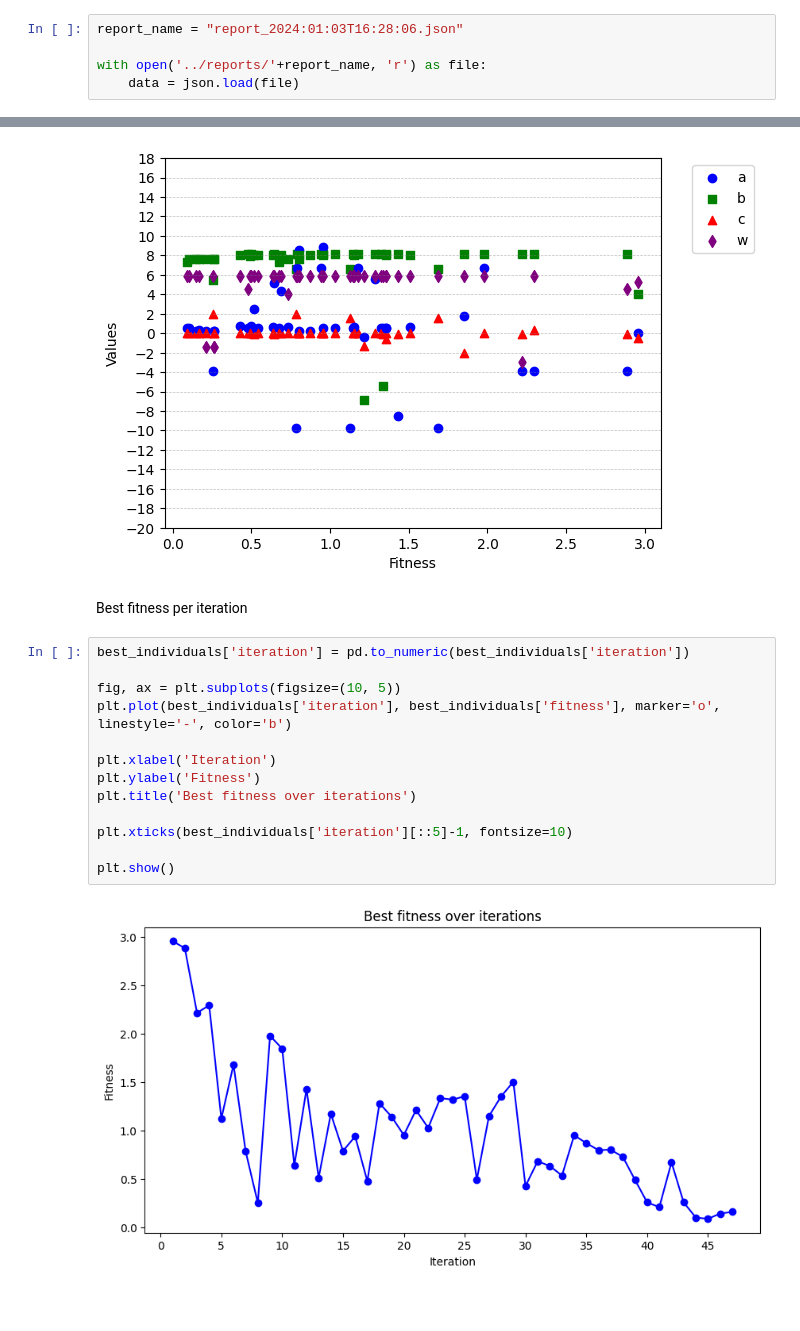
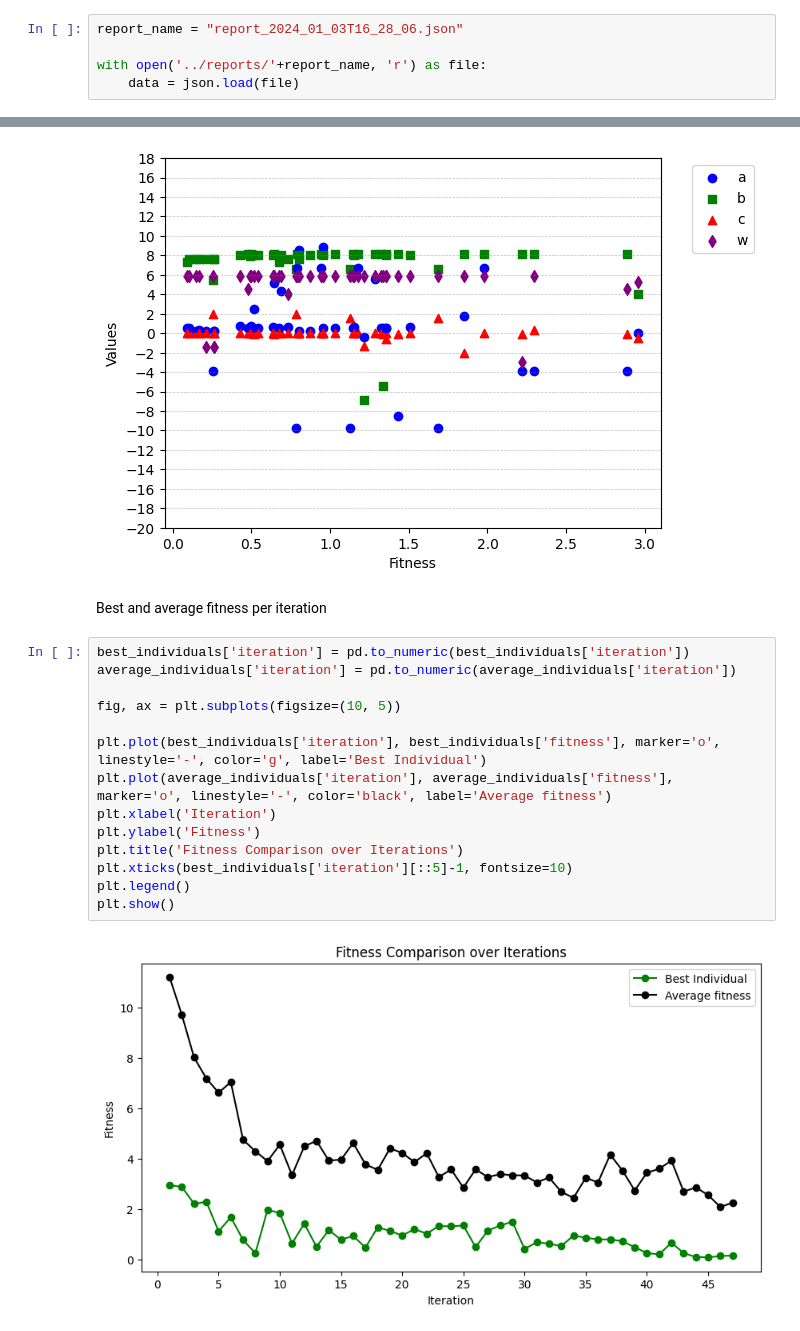
Before and after one commit to glopez42/robotica, a Jupyter notebook: analysis/analysis.ipynb, the cells around one changed output, grey strips where cells are left out. Drawn from its saved outputs; the diff is of its cells as text; blank space fills up the shorter version.

Commit message:
analysis diagrams joined

```diff
--- a/analysis/analysis.ipynb
+++ b/analysis/analysis.ipynb
@@ -14,7 +14,7 @@ from datetime import datetime
 #### Report to analyze
 Change this cell to match the report's name that is going to be analysed. It should exist under the `/reports` folder.
 # %%
-report_name = "report_2024:01:03T16:28:06.json"
+report_name = "report_2024_01_03T16_28_06.json"
 
 with open('../reports/'+report_name, 'r') as file:
     data = json.load(file)
@@ -136,19 +136,20 @@ plt.show()
 # %% [output]
 [figure]
 # %% [markdown]
-Best fitness per iteration
+Best and average fitness per iteration
 # %%
 best_individuals['iteration'] = pd.to_numeric(best_individuals['iteration'])
+average_individuals['iteration'] = pd.to_numeric(average_individuals['iteration'])
 
 fig, ax = plt.subplots(figsize=(10, 5))
-plt.plot(best_individuals['iteration'], best_individuals['fitness'], marker='o', linestyle='-', color='b')
 
+plt.plot(best_individuals['iteration'], best_individuals['fitness'], marker='o', linestyle='-', color='g', label='Best Individual')
+plt.plot(average_individuals['iteration'], average_individuals['fitness'], marker='o', linestyle='-', color='black', label='Average fitness')
 plt.xlabel('Iteration')
 plt.ylabel('Fitness')
-plt.title('Best fitness over iterations')
-
+plt.title('Fitness Comparison over Iterations')
 plt.xticks(best_individuals['iteration'][::5]-1, fontsize=10)
-
+plt.legend()
 plt.show()
 # %% [output]
-[figure, old version]
+[figure, new version]
```
Also changed, not shown: parts of 2 cells of this notebook.
